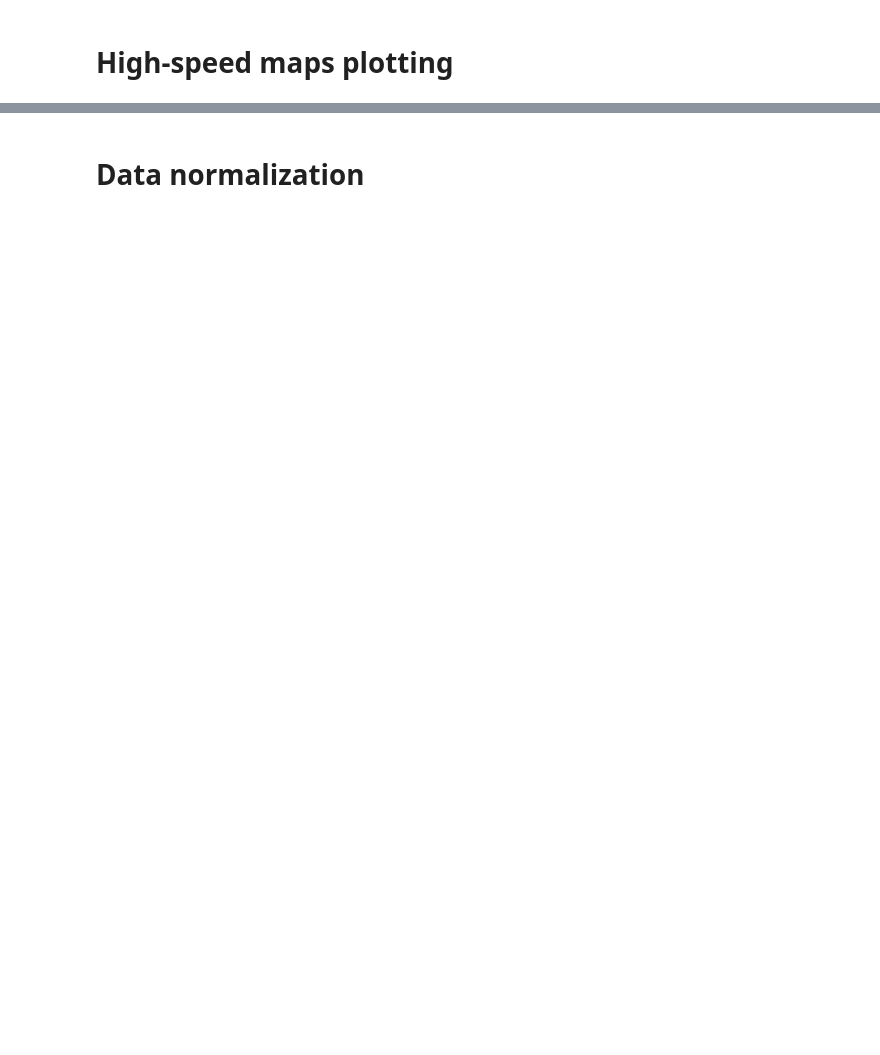
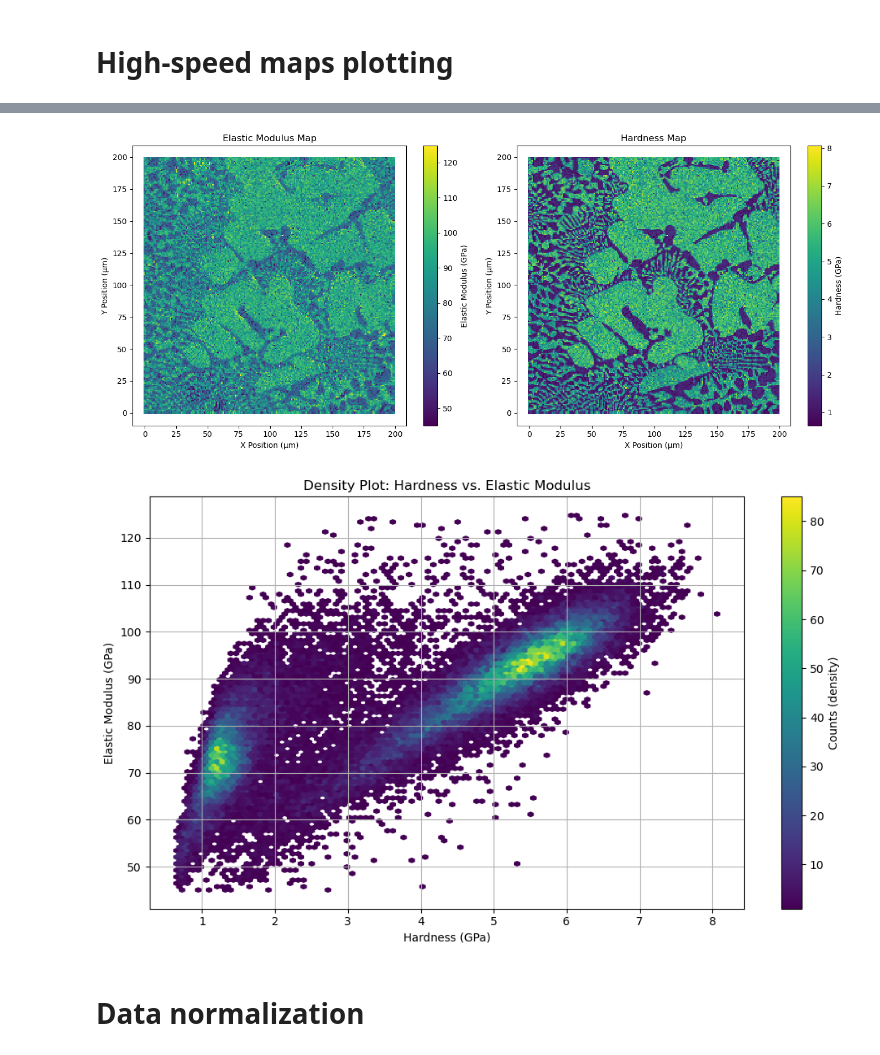
Before and after one commit to edrossi93/mecanano-ml-nanomechanics-tutorial, a Jupyter notebook: notebooks/nanoindentation_ML.ipynb, the cells around one changed output, grey strips where cells are left out. Saved outputs shown, nothing was run; the diff lists cells and outputs as text; code cells hidden in the pictures; blank space fills up the shorter version.

```diff
--- a/notebooks/nanoindentation_ML.ipynb
+++ b/notebooks/nanoindentation_ML.ipynb
@@ -201,0 +115,79 @@ plt.show()
+# %%
+import pandas as pd
+import numpy as np
+import matplotlib.pyplot as plt
+
+# --------------------------------------------------
+# Spatial Maps: Elastic Modulus and Hardness
+# --------------------------------------------------
+
+fig, ax = plt.subplots(1, 2, figsize=(14, 6))
+
+# Elastic Modulus Map (scatter with square markers)
+sc1 = ax[0].scatter(
+    filteredData['X Position'],
+    filteredData['Y Position'],
+    c=filteredData['MODULUS'],
+    cmap='viridis',         # Monochromatic gradient
+    s=12,                   # Marker size
+    marker='s',             # Square marker
+    edgecolor='none'
+)
+cb1 = plt.colorbar(sc1, ax=ax[0])
+cb1.set_label('Elastic Modulus (GPa)')
+
+ax[0].set_xlabel('X Position (μm)')
+ax[0].set_ylabel('Y Position (μm)')
+ax[0].set_title('Elastic Modulus Map')
+ax[0].set_aspect('equal')
+ax[0].axis('tight')  # Ensure axis tightly fits data
+
+# Hardness Map (same settings)
+sc2 = ax[1].scatter(
+    filteredData['X Position'],
+    filteredData['Y Position'],
+    c=filteredData['HARDNESS'],
+    cmap='viridis',
+    s=12,
+    marker='s',
+    edgecolor='none'
+)
+cb2 = plt.colorbar(sc2, ax=ax[1])
+cb2.set_label('Hardness (GPa)')
+
+ax[1].set_xlabel('X Position (μm)')
+ax[1].set_ylabel('Y Position (μm)')
+ax[1].set_title('Hardness Map')
+ax[1].set_aspect('equal')
+ax[1].axis('tight')
+
+plt.tight_layout()
+plt.show()
+
+# --------------------------------------------------
+# 2D Density Plot: Hardness vs. Modulus
+# --------------------------------------------------
+
+plt.figure(figsize=(10, 6))
+
+hb = plt.hexbin(
+    filteredData['HARDNESS'],
+    filteredData['MODULUS'],
+    gridsize=100,
+    cmap='viridis',
+    mincnt=1
+)
+
+cb = plt.colorbar(hb)
+cb.set_label('Counts (density)')
+
+plt.xlabel('Hardness (GPa)')
+plt.ylabel('Elastic Modulus (GPa)')
+plt.title('Density Plot: Hardness vs. Elastic Modulus')
+
+plt.grid(True)
+plt.tight_layout()
+plt.show()
+# %% [output]
+[figure, added]
+[figure, added]
```
Also changed, not shown: parts of 15 cells of this notebook, 1 other file.
